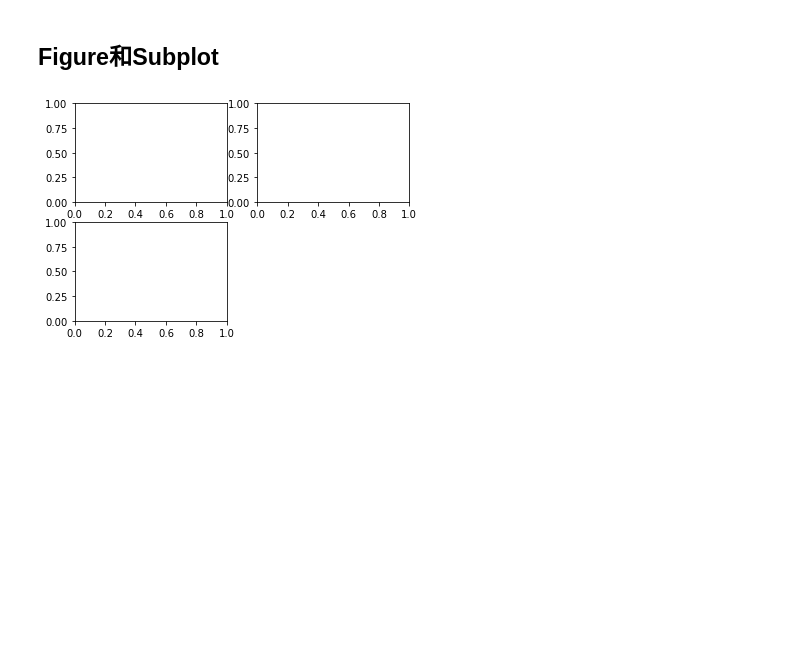
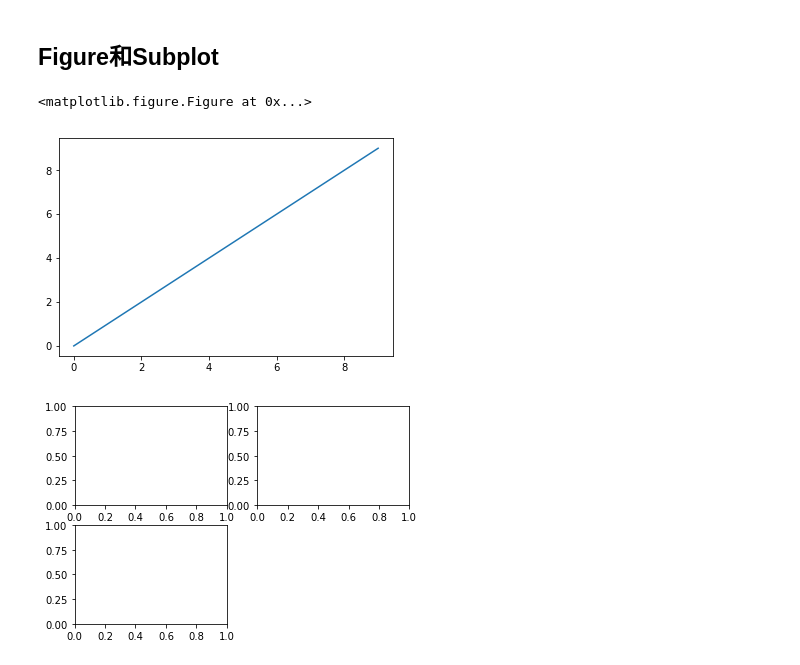
Before and after one commit to PumbaaLau/MyGit, a Jupyter notebook: Data Analysis/利用Python进行数据分析/第8章 绘图和可视化/第1节 matplotlib API入门.ipynb, the cells around one changed output. Cells and saved outputs as stored; diff of their text form; code cells hidden in the pictures; blank space fills up the shorter version.

```diff
--- a/Data Analysis/利用Python进行数据分析/第8章 绘图和可视化/第1节 matplotlib API入门.ipynb
+++ b/Data Analysis/利用Python进行数据分析/第8章 绘图和可视化/第1节 matplotlib API入门.ipynb
@@ -6,6 +6,13 @@ import pandas as pd
 import matplotlib.pyplot as plt
 # %% [markdown]
 ## Figure和Subplot
+# %%
+fig = plt.figure()
+plt.plot(np.arange(10))
+plt.show()
+# %% [output]
+<matplotlib.figure.Figure at 0x...>
+[figure, added]
 # %%
 fig = plt.figure()
 ax1 = fig.add_subplot(2, 2, 1)
```
Also changed, not shown: parts of 3 cells of this notebook, 4 other files.
